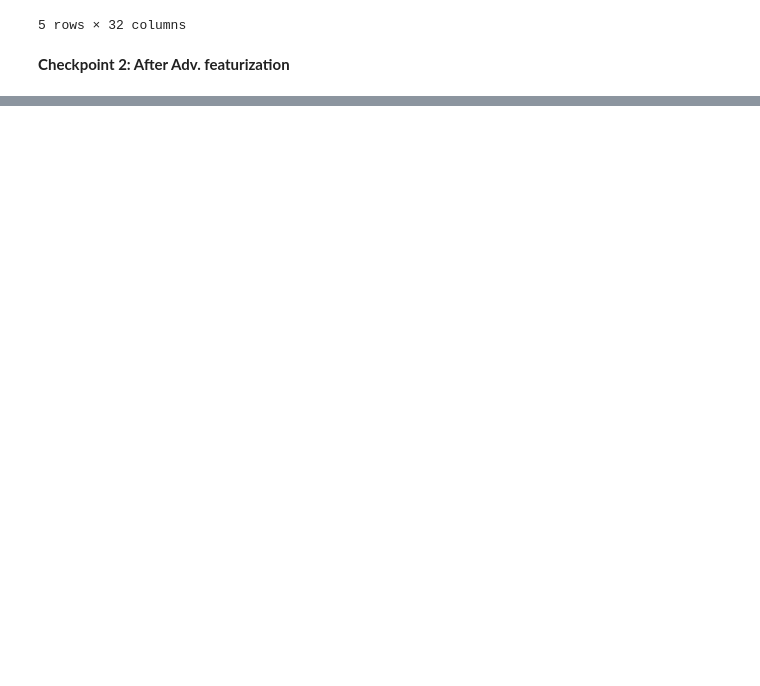
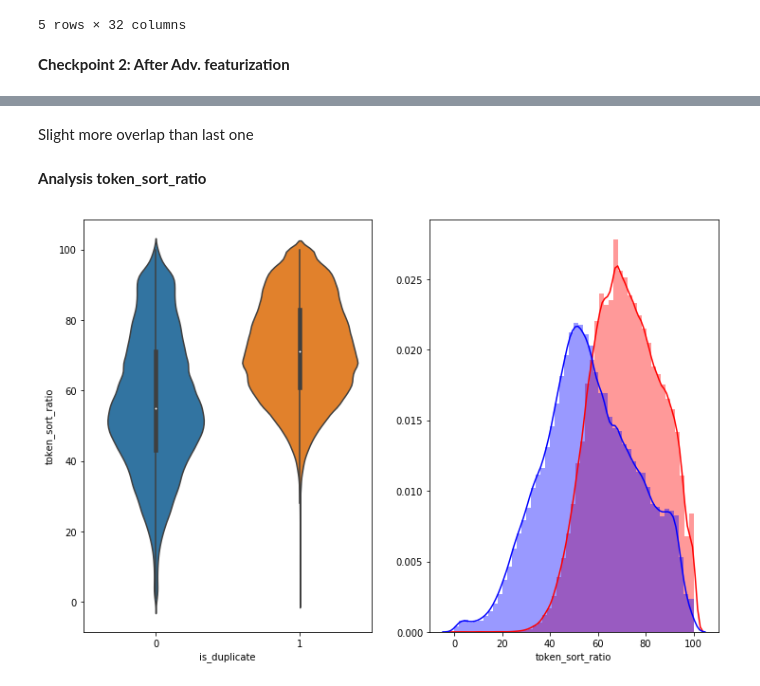
Before and after one commit to NamanJain2050/quora-question-similarity, a Jupyter notebook: quora-question-pair-similarity.ipynb, the cells around one changed output, grey strips where cells are left out. Saved outputs shown, nothing was run; the diff lists cells and outputs as text; code cells hidden in the pictures; blank space fills up the shorter version.

```diff
--- a/quora-question-pair-similarity.ipynb
+++ b/quora-question-pair-similarity.ipynb
@@ -593,0 +629,17 @@ data = openfromfile('afterAdvFE')
+# %% [markdown]
+Slight more overlap than last one
+# %% [markdown]
+<b> Analysis token_sort_ratio </b>
+# %%
+plt.figure(figsize=(12, 8))
+
+plt.subplot(1,2,1)
+sns.violinplot(x = 'is_duplicate', y = 'token_sort_ratio', data = data)
+
+plt.subplot(1,2,2)
+sns.distplot(data[data['is_duplicate'] == 1.0]['token_sort_ratio'], label = "1", color = 'red')
+sns.distplot(data[data['is_duplicate'] == 0.0]['token_sort_ratio'], label = "0" , color = 'blue')
+
+plt.show()
+# %% [output]
+[figure, added]
```
Also changed, not shown: parts of 21 cells of this notebook.
